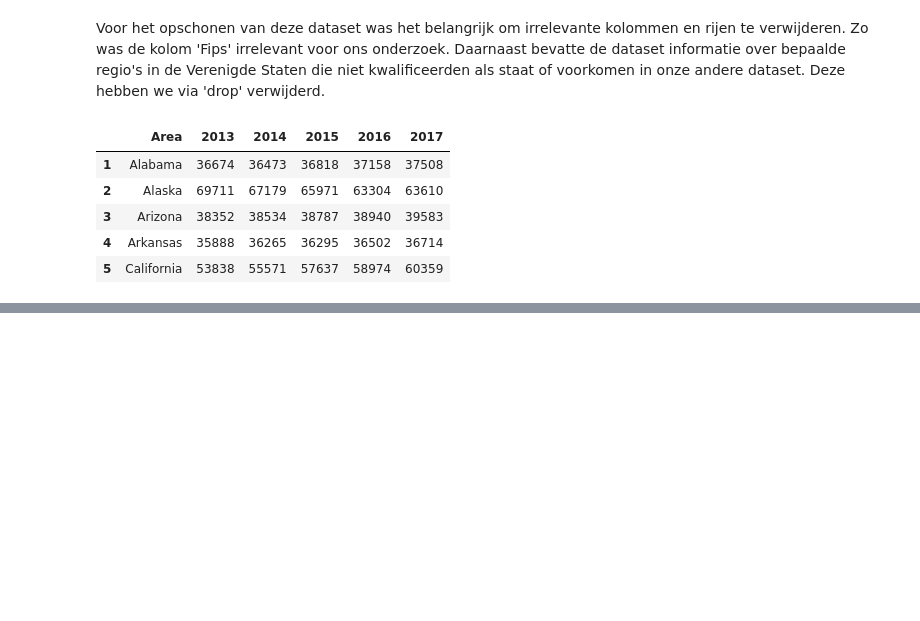
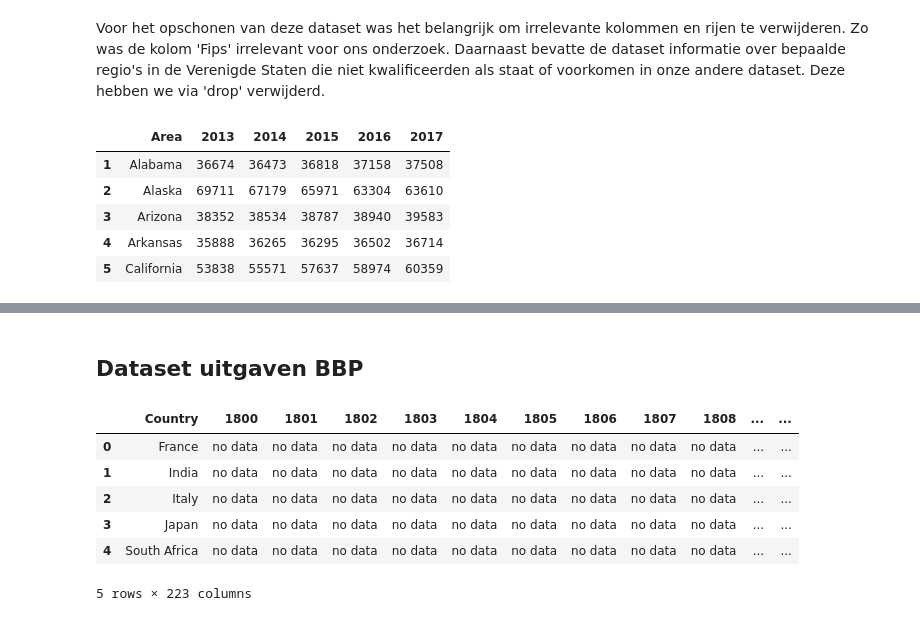
Before and after one commit to lilelinn/infovis, a Jupyter notebook: docs/Datasets_opschonen.ipynb, the cells around one changed output, grey strips where cells are left out. Drawn from its saved outputs; the diff is of its cells as text; code cells hidden in the pictures; blank space fills up the shorter version.

Commit message:
update datasets_opschonen ipynb

```diff
--- a/docs/Datasets_opschonen.ipynb
+++ b/docs/Datasets_opschonen.ipynb
@@ -90,0 +137,13 @@ gdp.to_csv('gdp_cleaned.csv')
+# %% [markdown]
+## Dataset uitgaven BBP
+# %%
+imfdf = pd.read_csv('imfdm.csv')
+imfdf.head()
+# %% [output]
+|  | Country | 1800 | 1801 | 1802 | 1803 | 1804 | 1805 | 1806 | 1807 | 1808 | ... | ... |
+| 0 | France | no data | no data | no data | no data | no data | no data | no data | no data | no data | ... | ... |
+| 1 | India | no data | no data | no data | no data | no data | no data | no data | no data | no data | ... | ... |
+| 2 | Italy | no data | no data | no data | no data | no data | no data | no data | no data | no data | ... | ... |
+| 3 | Japan | no data | no data | no data | no data | no data | no data | no data | no data | no data | ... | ... |
+| 4 | South Africa | no data | no data | no data | no data | no data | no data | no data | no data | no data | ... | ... |
+5 rows × 223 columns
```
Also changed, not shown: parts of 10 cells of this notebook, 3 other files.
